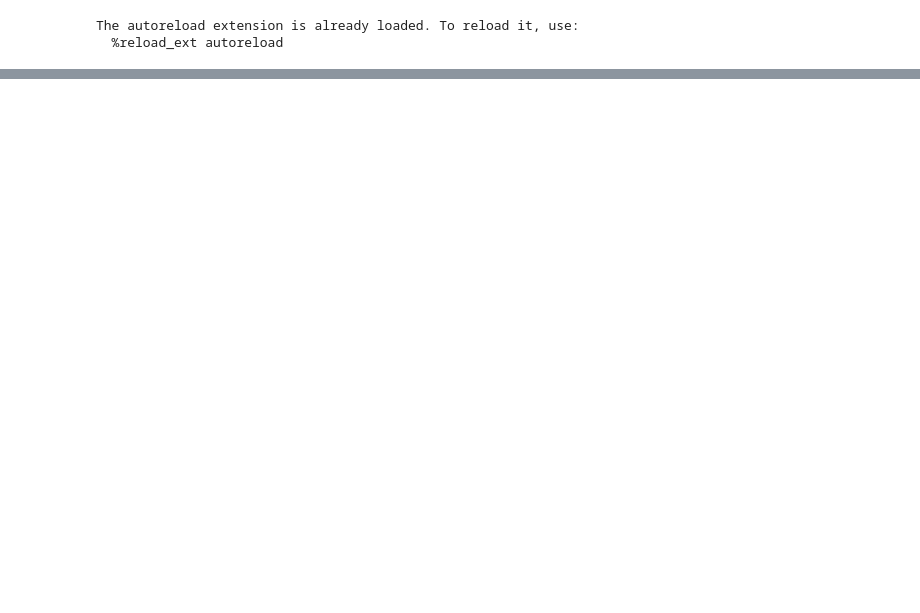
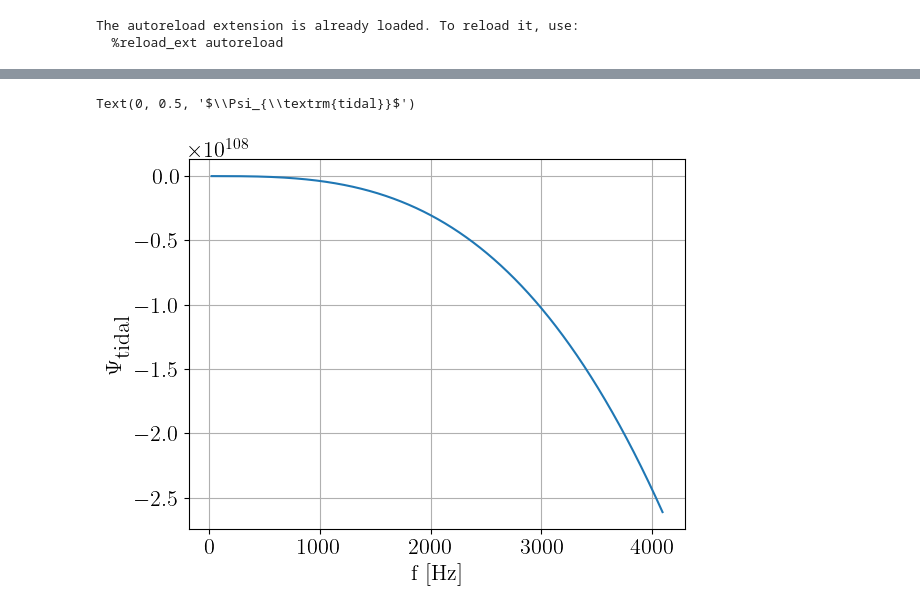
Before and after one commit to ThibeauWouters/ripple, a Jupyter notebook: notebooks/Phase_contributions_TaylorF2.ipynb, the cells around one changed output, grey strips where cells are left out. Saved outputs shown, nothing was run; the diff lists cells and outputs as text; code cells hidden in the pictures; blank space fills up the shorter version.

```diff
--- a/notebooks/Phase_contributions_TaylorF2.ipynb
+++ b/notebooks/Phase_contributions_TaylorF2.ipynb
@@ -83,6 +83,8 @@ tc = 0
 phic = 0
 dist_mpc = distance
 inclination = np.pi / 2
+m1M = m1 / M
+m2M = m2 / M
 
 # Convert from source values to sample values
 Mc, eta = ms_to_Mc_eta(jnp.array([m1_msun, m2_msun]))
@@ -122,0 +125,14 @@ Text(0, 0.5, '$\\Psi_{QM}$')
+# %%
+psi_tidal = 0
+psi_tidal += (lambda1 * TaylorF2.get_10PNTidalCoeff(m1M) + lambda2 * TaylorF2.get_10PNTidalCoeff(m2M)) * v**10
+psi_tidal += (lambda1 * TaylorF2.get_12PNTidalCoeff(m1M) + lambda2 * TaylorF2.get_12PNTidalCoeff(m2M)) * v**12
+psi_tidal += (lambda1 * TaylorF2.get_13PNTidalCoeff(m1M) + lambda2 * TaylorF2.get_13PNTidalCoeff(m2M)) * v**13
+psi_tidal += (lambda1 * TaylorF2.get_14PNTidalCoeff(m1M) + lambda2 * TaylorF2.get_14PNTidalCoeff(m2M)) * v**14
+psi_tidal *= 3/(128*eta) * v**(-5)
+
+plt.plot(fs, psi_tidal)
+plt.xlabel("f [Hz]")
+plt.ylabel(r"$\Psi_{\textrm{tidal}}$")
+# %% [output]
+Text(0, 0.5, '$\\Psi_{\\textrm{tidal}}$')
+[figure, added]
```
Also changed, not shown: parts of 4 cells of this notebook.
